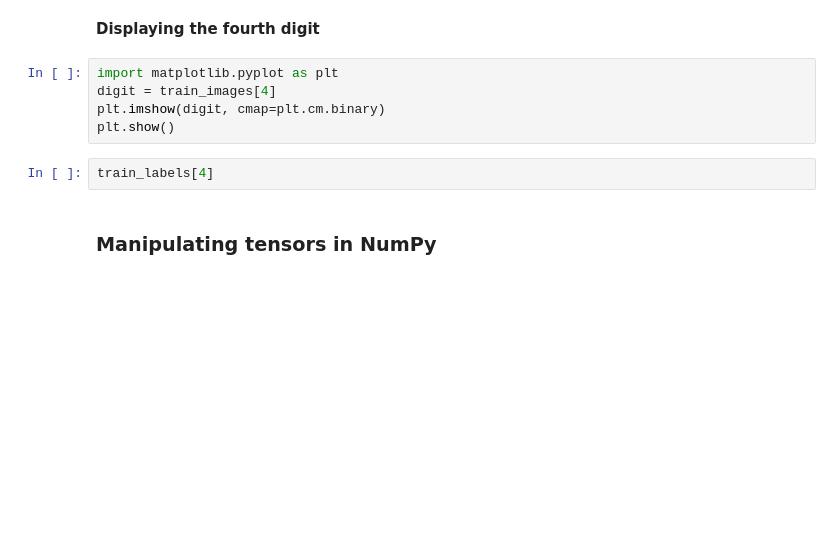
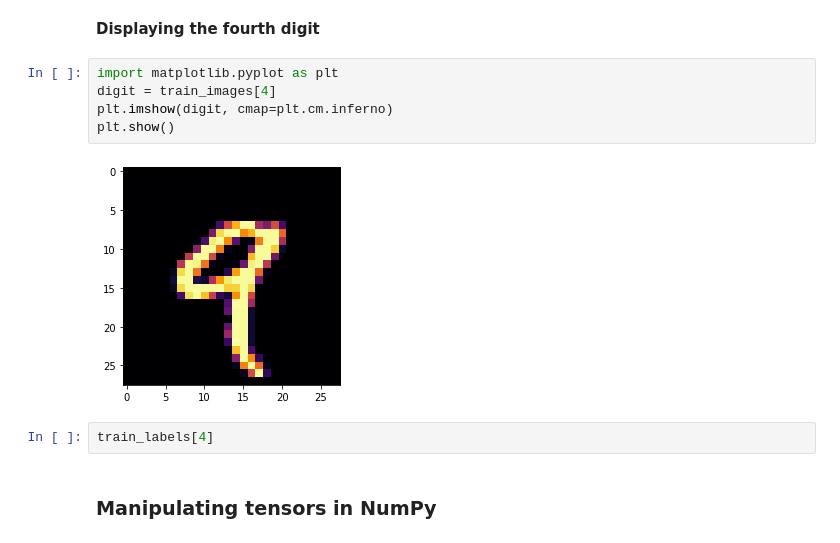
Before and after one commit to doolingdavidrs21/deep-learning-with-python-notebooks, a Jupyter notebook: chapter02_mathematical-building-blocks.ipynb, the cells around one changed output. Cells and saved outputs as stored; diff of their text form; blank space fills up the shorter version.

```diff
--- a/chapter02_mathematical-building-blocks.ipynb
+++ b/chapter02_mathematical-building-blocks.ipynb
@@ -216,8 +222,10 @@ train_images.dtype
 # %%
 import matplotlib.pyplot as plt
 digit = train_images[4]
-plt.imshow(digit, cmap=plt.cm.binary)
+plt.imshow(digit, cmap=plt.cm.inferno)
 plt.show()
+# %% [output]
+[figure, added]
 # %%
 train_labels[4]
 # %% [markdown]
```
Also changed, not shown: parts of 3 cells of this notebook.
